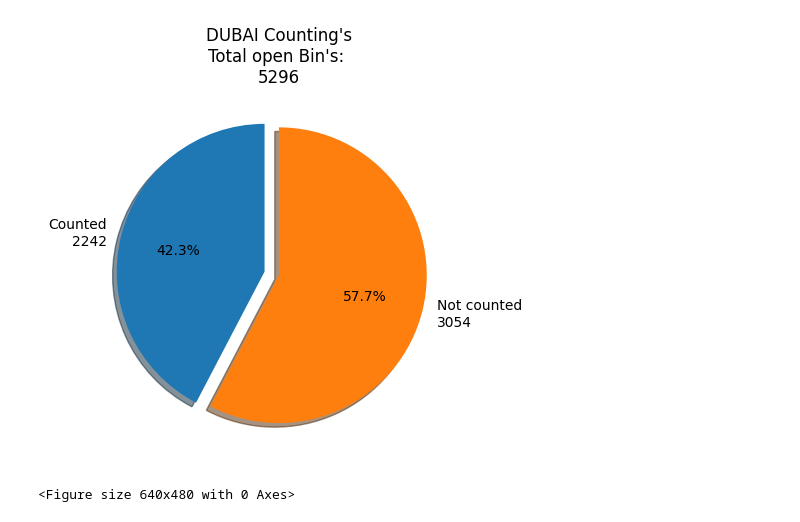
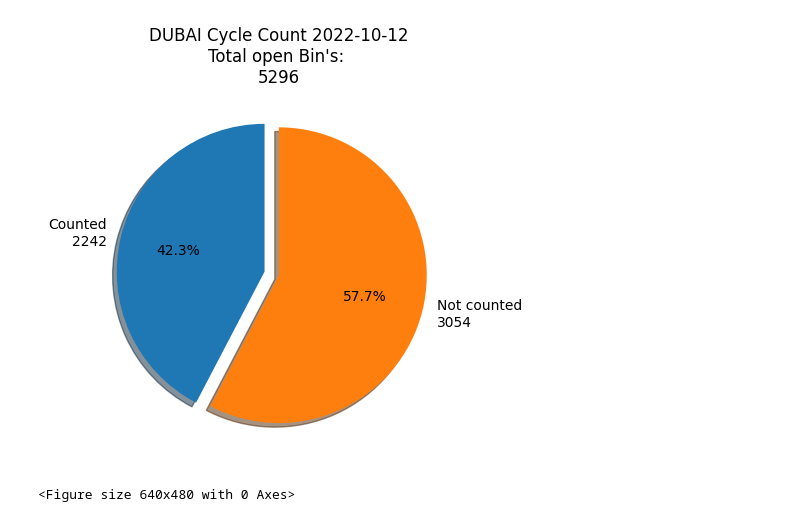
Before and after one commit to BoyanTTodorov/snippeds, a Jupyter notebook: DUBAI chart/report.ipynb, the cells around one changed output. Saved outputs shown, nothing was run; the diff lists cells and outputs as text; code cells hidden in the pictures.

```diff
--- a/DUBAI chart/report.ipynb
+++ b/DUBAI chart/report.ipynb
@@ -7,21 +8,21 @@ path_db = r"S:\Warehouse dept\Inventory control\Reporting and dashboards\Bin's C
 # %%
 
 conn = sqlite3.connect(path_db)
 query_counted = "SELECT COUNT(*) FROM countings WHERE Counted > 0"
 query_notcounted = "SELECT COUNT(*) FROM countings WHERE Counted = 0"
 total = 5296
 curs = conn.cursor()
 curs.execute(query_counted)
 cnt = curs.fetchone()[0]
 curs.execute(query_notcounted)
 ncnt = curs.fetchone()[0]
-plt.title(f"DUBAI Counting's\nTotal open Bin's: \n{total}")
+plt.title(f"DUBAI Cycle Count {today}\nTotal open Bin's: \n{total}")
 mylabels = [f'Counted\n{total - ncnt}', f'Not counted\n{total-cnt}']
 myexplode = [0.1,0]
 mydata = [cnt,ncnt]
-plt.pie(mydata, labels=mylabels, explode=myexplode, shadow=True,autopct='%1.1f%%', startangle=90)
+plt.pie(mydata, labels=mylabels, explode=myexplode, shadow=True, autopct='%1.1f%%', startangle=90)
 plt.show()
 plt.savefig("DUBAICounting.pdf", format = 'pdf', bbox_inches="tight")
 # %% [output]
-[figure, old version]
+[figure, new version]
 <Figure size 640x480 with 0 Axes>
```
Also changed, not shown: parts of 1 cell of this notebook, 6 other files.
